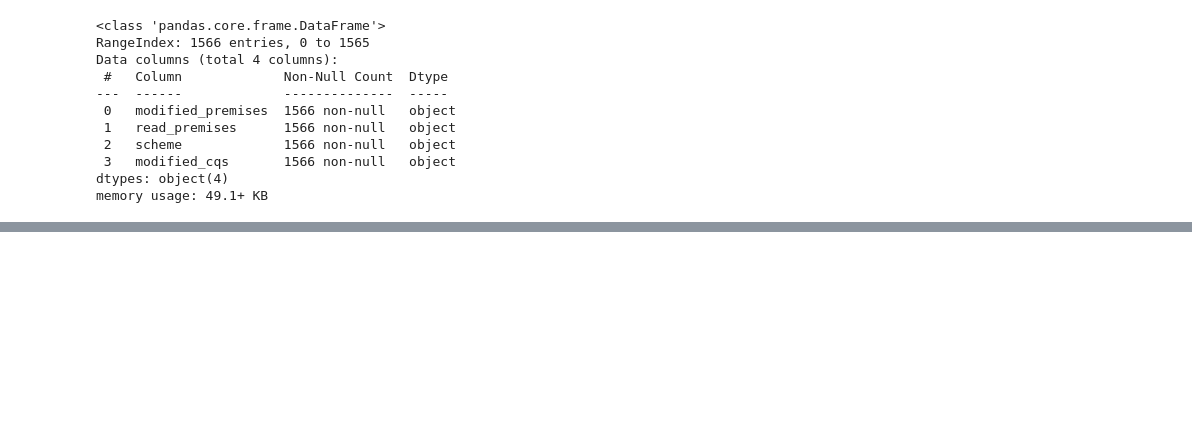
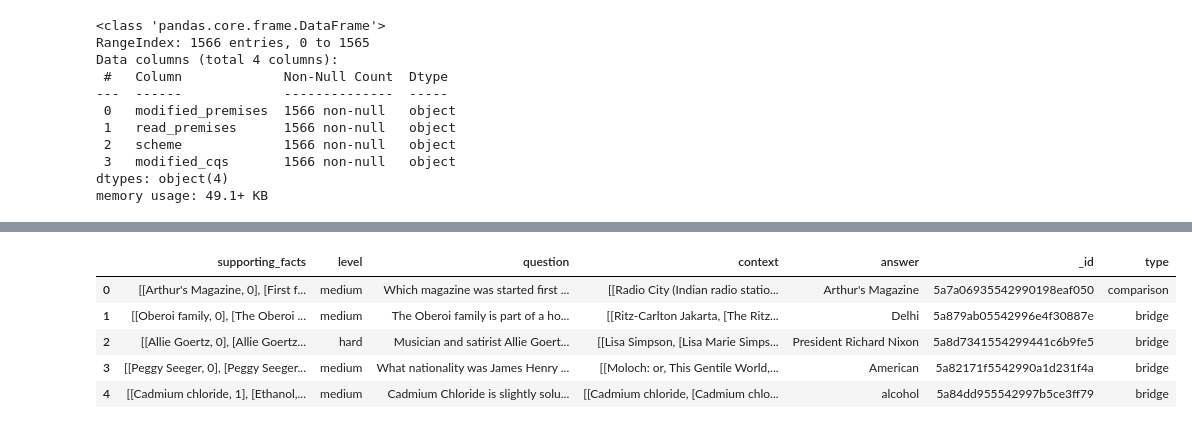
Before and after one commit to RicoStaedeli/NLP2025_CQG, a Jupyter notebook: 1_Preprocessing.ipynb, the cells around one changed output, grey strips where cells are left out. Drawn from its saved outputs; the diff is of its cells as text; code cells hidden in the pictures; blank space fills up the shorter version.

```diff
--- a/1_Preprocessing.ipynb
+++ b/1_Preprocessing.ipynb
@@ -302,3 +302,6 @@ Data columns (total 4 columns):
  3   modified_cqs       1566 non-null   object
 dtypes: object(4)
 memory usage: 49.1+ KB
+# %%
+df_hotpotqa = pd.read_json("Data/Raw/hotpot_train_v1.1.json")
+df_hotpotqa.info()
@@ -304,0 +323,9 @@ memory usage: 49.1+ KB
+# %%
+df_hotpotqa.head(5)
+# %% [output]
+|  | supporting_facts | level | question | context | answer | _id | type |
+| 0 | [[Arthur's Magazine, 0], [First f... | medium | Which magazine was started first ... | [[Radio City (Indian radio statio... | Arthur's Magazine | 5a7a06935542990198eaf050 | comparison |
+| 1 | [[Oberoi family, 0], [The Oberoi ... | medium | The Oberoi family is part of a ho... | [[Ritz-Carlton Jakarta, [The Ritz... | Delhi | 5a879ab05542996e4f30887e | bridge |
+| 2 | [[Allie Goertz, 0], [Allie Goertz... | hard | Musician and satirist Allie Goert... | [[Lisa Simpson, [Lisa Marie Simps... | President Richard Nixon | 5a8d7341554299441c6b9fe5 | bridge |
+| 3 | [[Peggy Seeger, 0], [Peggy Seeger... | medium | What nationality was James Henry ... | [[Moloch: or, This Gentile World,... | American | 5a82171f5542990a1d231f4a | bridge |
+| 4 | [[Cadmium chloride, 1], [Ethanol,... | medium | Cadmium Chloride is slightly solu... | [[Cadmium chloride, [Cadmium chlo... | alcohol | 5a84dd955542997b5ce3ff79 | bridge |
```
Also changed, not shown: parts of 1 cell of this notebook, 2 other files.
